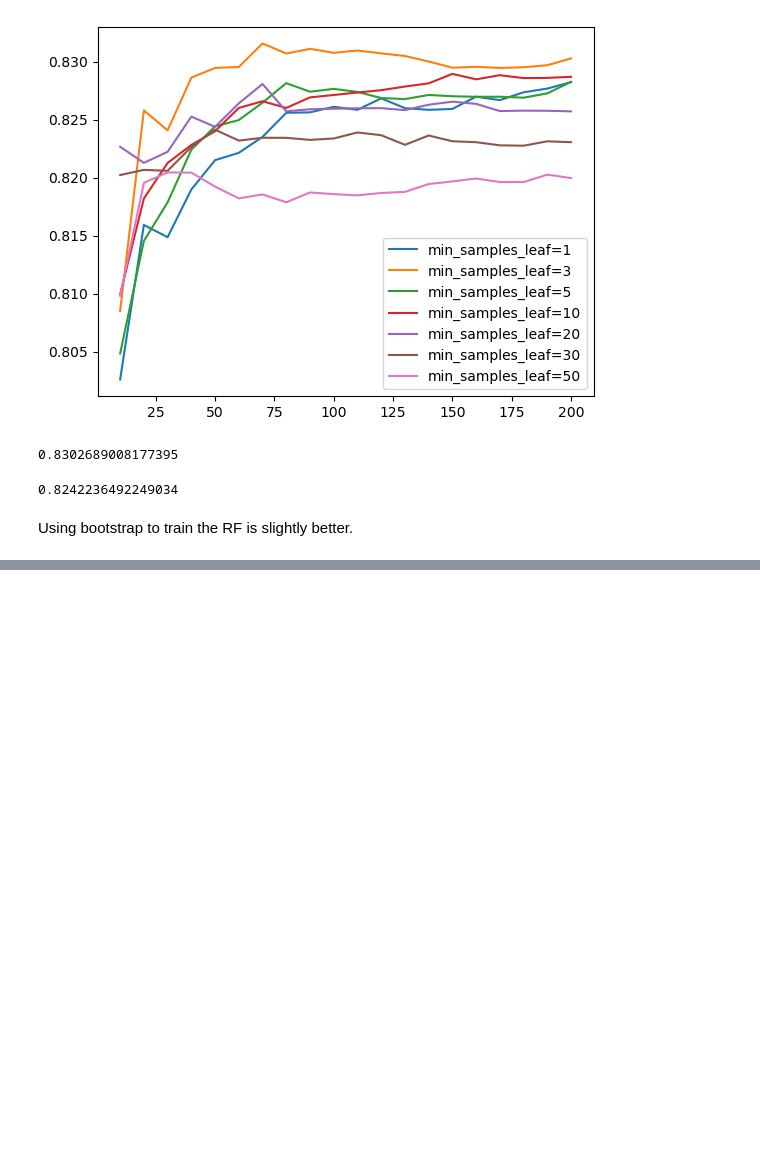
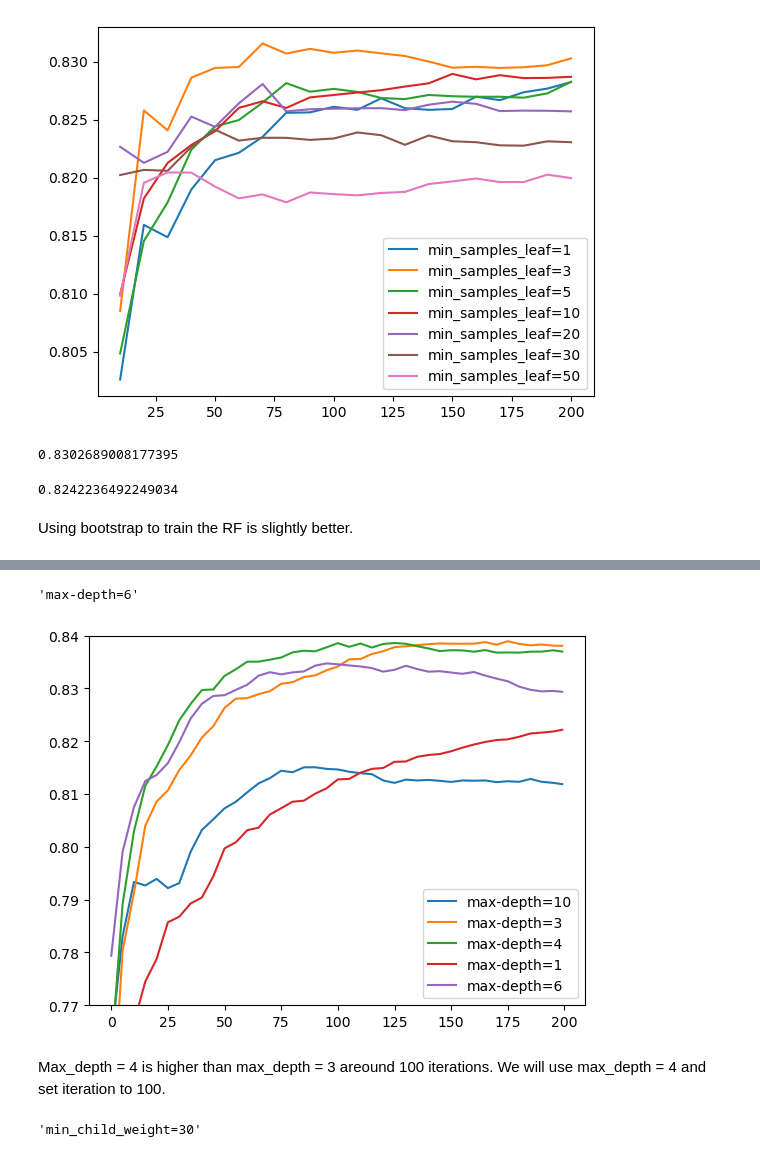
Before and after one commit to phuongddo94/ml-zoomcamp-homework, a Jupyter notebook: 06-trees-xgboost/decision-trees.ipynb, the cells around one changed output, grey strips where cells are left out. Cells and saved outputs as stored; diff of their text form; code cells hidden in the pictures; blank space fills up the shorter version.

```diff
--- a/06-trees-xgboost/decision-trees.ipynb
+++ b/06-trees-xgboost/decision-trees.ipynb
@@ -511,0 +652,3 @@ Using bootstrap to train the RF is slightly better.
+# %%
+# tuning max_depth
+scores = {}
@@ -511,0 +674,17 @@ Using bootstrap to train the RF is slightly better.
+# %%
+key = f"max-depth={xgb_params['max_depth']}"
+scores[key] = parse_xgb_output(output)
+key
+# %% [output]
+'max-depth=6'
+# %%
+for max_depth, df_score in scores.items():
+    plt.plot(df_score.num_iter, df_score.val_auc, label=max_depth)
+
+plt.ylim(0.77, 0.84)
+plt.legend()
+plt.show()
+# %% [output]
+[figure, added]
+# %% [markdown]
+Max_depth = 4 is higher than max_depth = 3 areound 100 iterations. We will use max_depth = 4 and set iteration to 100.
@@ -511,0 +713,6 @@ Using bootstrap to train the RF is slightly better.
+# %%
+key = 'min_child_weight=%s' % (xgb_params['min_child_weight'])
+scores[key] = parse_xgb_output(output)
+key
+# %% [output]
+'min_child_weight=30'
```
Also changed, not shown: parts of 46 cells of this notebook.
